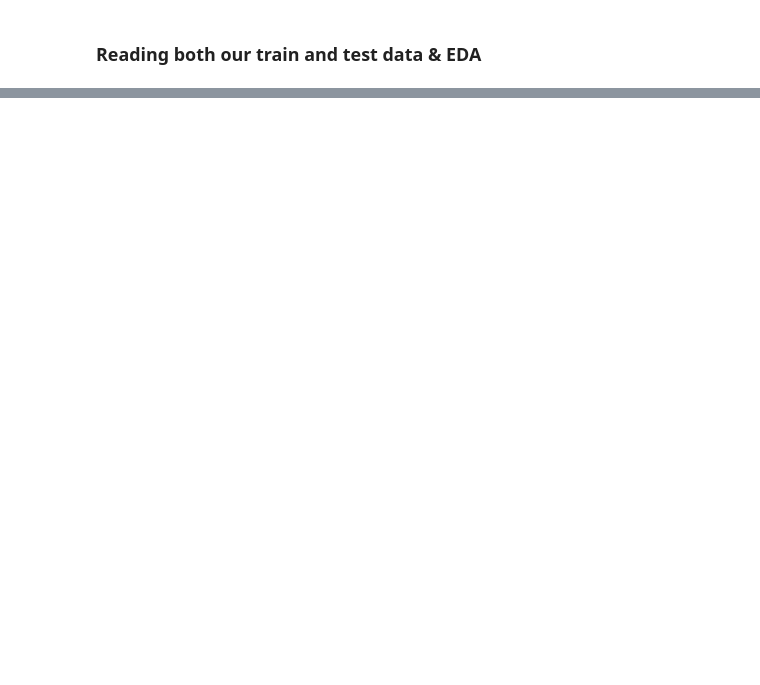
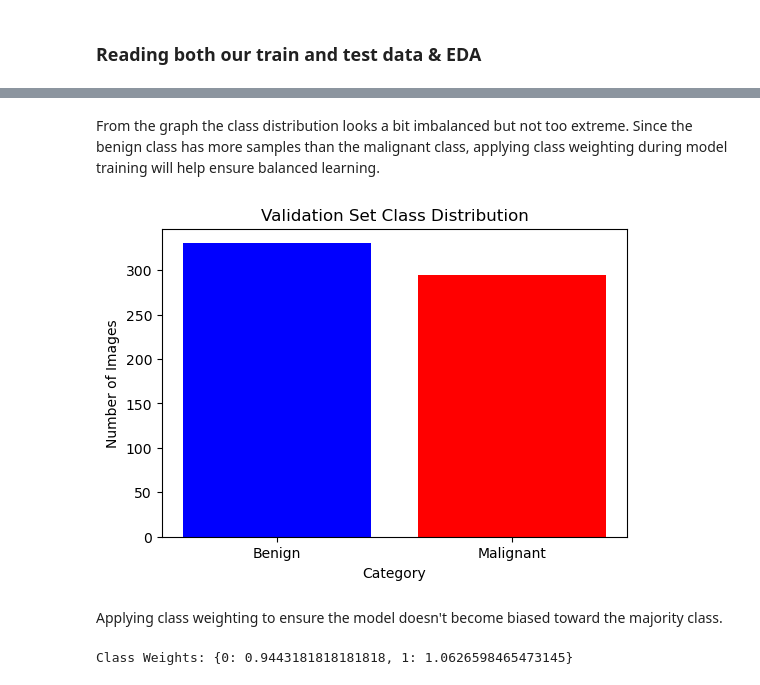
Before and after one commit to adobea-dev/Melanoma-Cancer-Image-Analysis, a Jupyter notebook: Melanoma_Cancer_Image_analysis.ipynb, the cells around one changed output, grey strips where cells are left out. Drawn from its saved outputs; the diff is of its cells as text; code cells hidden in the pictures; blank space fills up the shorter version.

```diff
--- a/Melanoma_Cancer_Image_analysis.ipynb
+++ b/Melanoma_Cancer_Image_analysis.ipynb
@@ -188,0 +217,35 @@ class_weights = dict(enumerate(class_weights))
+# %% [markdown]
+From the graph the class distribution looks a bit imbalanced but not too extreme. Since the benign class has more samples than the malignant class, applying class weighting during model training will help ensure balanced learning.
+# %%
+# Checking class distribution in the validation set
+val_labels = ["Benign", "Malignant"]
+
+# Count occurrences of each class
+benign_val_count = sum(val_generator.classes == 0)
+malignant_val_count = sum(val_generator.classes == 1)
+
+# Bar plot for validation set class distribution
+plt.figure(figsize=(6, 4))
+plt.bar(val_labels, [benign_val_count, malignant_val_count], color=['blue', 'red'])
+
+plt.xlabel("Category")
+plt.ylabel("Number of Images")
+plt.title("Validation Set Class Distribution")
+plt.show()
+# %% [output]
+[figure, added]
+# %% [markdown]
+Applying class weighting to ensure the model doesn't become biased toward the majority class.
+# %%
+#  the class labels (0 for Benign, 1 for Malignant)
+class_labels = np.unique(train_generator.classes)
+
+# Compute class weights
+class_weights = compute_class_weight(class_weight="balanced", classes=class_labels, y=train_generator.classes)
+
+# Convert to dictionary format for model training
+class_weight_dict = {i: class_weights[i] for i in range(len(class_weights))}
+
+print("Class Weights:", class_weight_dict)
+# %% [output]
+Class Weights: {0: 0.9443181818181818, 1: 1.0626598465473145}
```
Also changed, not shown: parts of 46 cells of this notebook.
